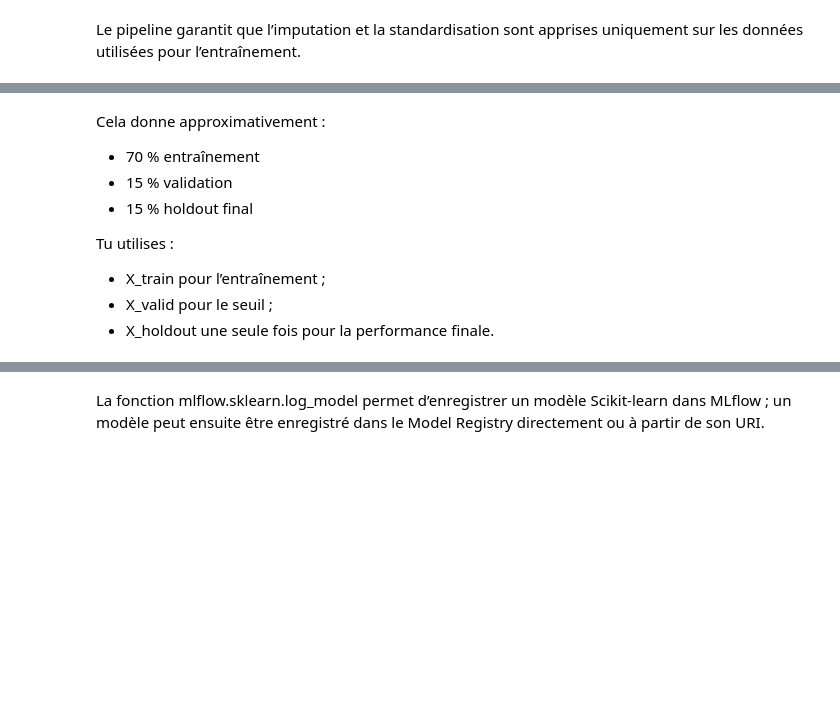
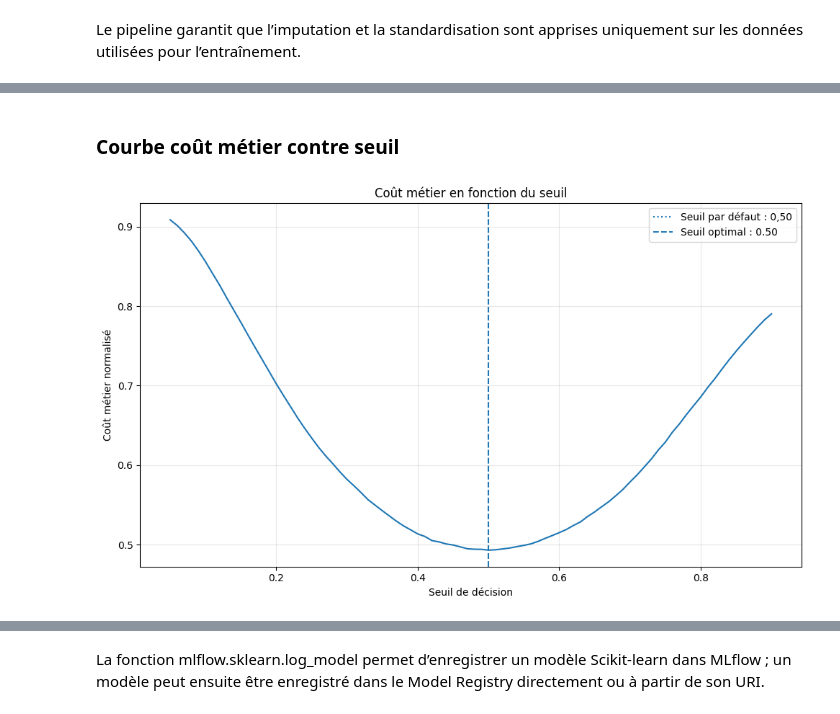
Before and after one commit to MarinRama/Home-Credit-Default-Risk, a Jupyter notebook: notebooks/03_model_training_mlflow.ipynb, the cells around one changed output, grey strips where cells are left out. Saved outputs shown, nothing was run; the diff lists cells and outputs as text; code cells hidden in the pictures; blank space fills up the shorter version.

Commit message:
Finalisation du projet MLOps avec MLflow

```diff
--- a/notebooks/03_model_training_mlflow.ipynb
+++ b/notebooks/03_model_training_mlflow.ipynb
@@ -224,0 +279,3 @@ def normalized_business_cost(
+# %%
+FN_COST = 10
+FP_COST = 1
@@ -752,7 +998,0 @@ La validation croisée donne une estimation plus stable que celle obtenue sur un
-# %%
-# Pour limiter le temps de calcul, tu peux commencer avec 3 plis :
-cv = StratifiedKFold(
-    n_splits=3,
-    shuffle=True,
-    random_state=RANDOM_STATE
-)
@@ -1260 +1800,10 @@ Les runs parent-enfants sont également une possibilité utile lorsque chaque co
+# %%
+optimized_oof_probabilities = cross_val_predict(
+    estimator=best_lightgbm_model,
+    X=X_train,
+    y=y_train,
+    cv=cv,
+    method="predict_proba",
+    n_jobs=-1,
+)[:, 1]
 # %% [markdown]
@@ -1294,13 +1910,48 @@ X_valid = clean_column_names(X_valid)
-# %% [markdown]
-Cela donne approximativement :
-
-- 70 % entraînement
-- 15 % validation
-- 15 % holdout final
-
-Tu utilises :
-
-- X_train pour l’entraînement ;
-- X_valid pour le seuil ;
-- X_holdout une seule fois pour la performance finale.
+# %% [markdown]
+### Courbe coût métier contre seuil
+# %%
+plt.figure(figsize=(10, 6))
+
+plt.plot(
+    threshold_results_df["threshold"],
+    threshold_results_df[
+        "normalized_business_cost"
+    ],
+)
+
+plt.axvline(
+    x=0.50,
+    linestyle=":",
+    label="Seuil par défaut : 0,50",
+)
+
+plt.axvline(
+    x=optimal_threshold,
+    linestyle="--",
+    label=(
+        f"Seuil optimal : "
+        f"{optimal_threshold:.2f}"
+    ),
+)
+
+plt.xlabel("Seuil de décision")
+plt.ylabel("Coût métier normalisé")
+plt.title("Coût métier en fonction du seuil")
+plt.legend()
+plt.grid(alpha=0.3)
+plt.tight_layout()
+
+threshold_plot_path = (
+    REPORTS_PATH / "business_cost_by_threshold.png"
+)
+
+plt.savefig(
+    threshold_plot_path,
+    dpi=150,
+    bbox_inches="tight",
+)
+
+plt.show()
+# %% [output]
+[figure, added]
 # %% [markdown]
```
Also changed, not shown: parts of 132 cells of this notebook, 33 other files.
